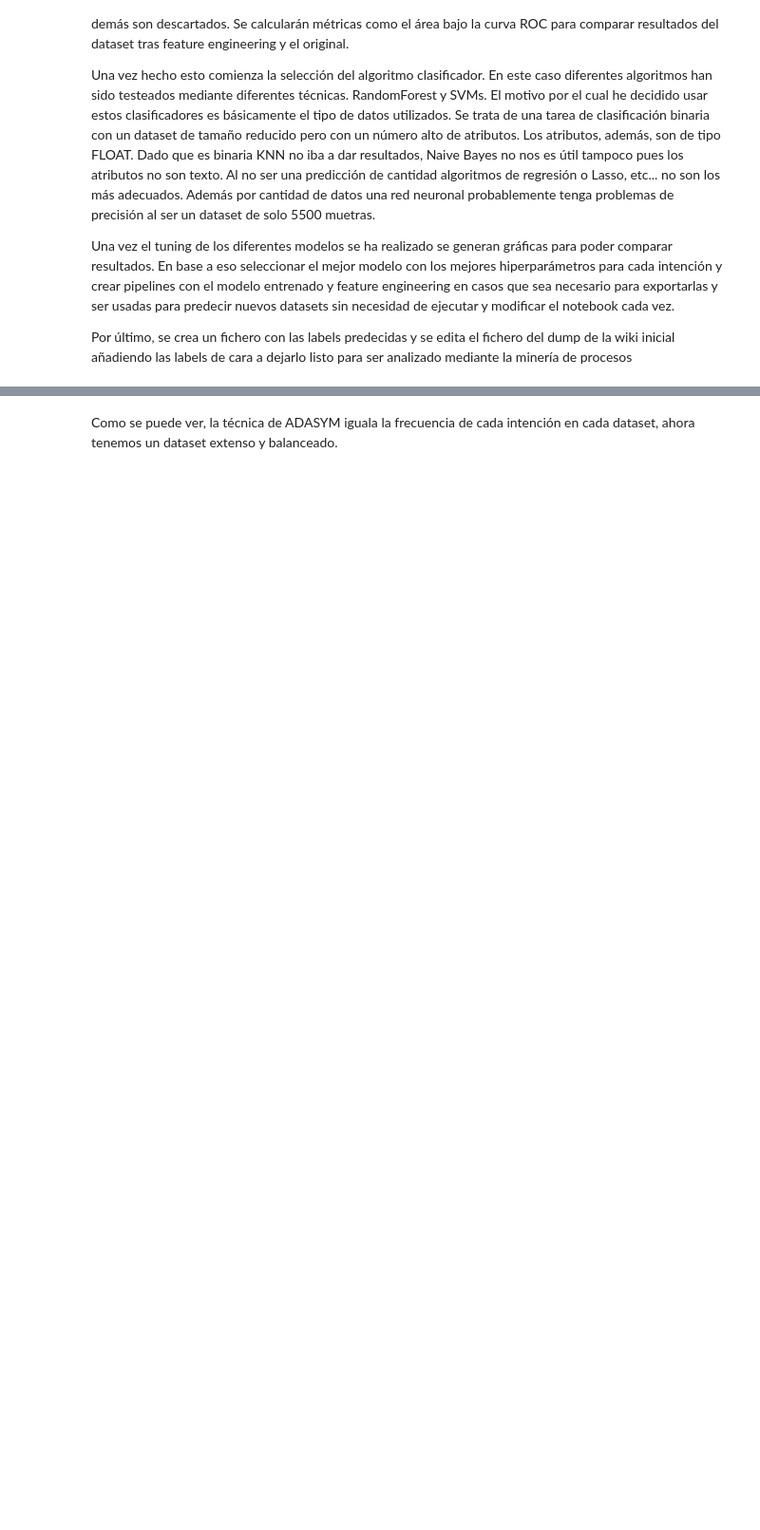
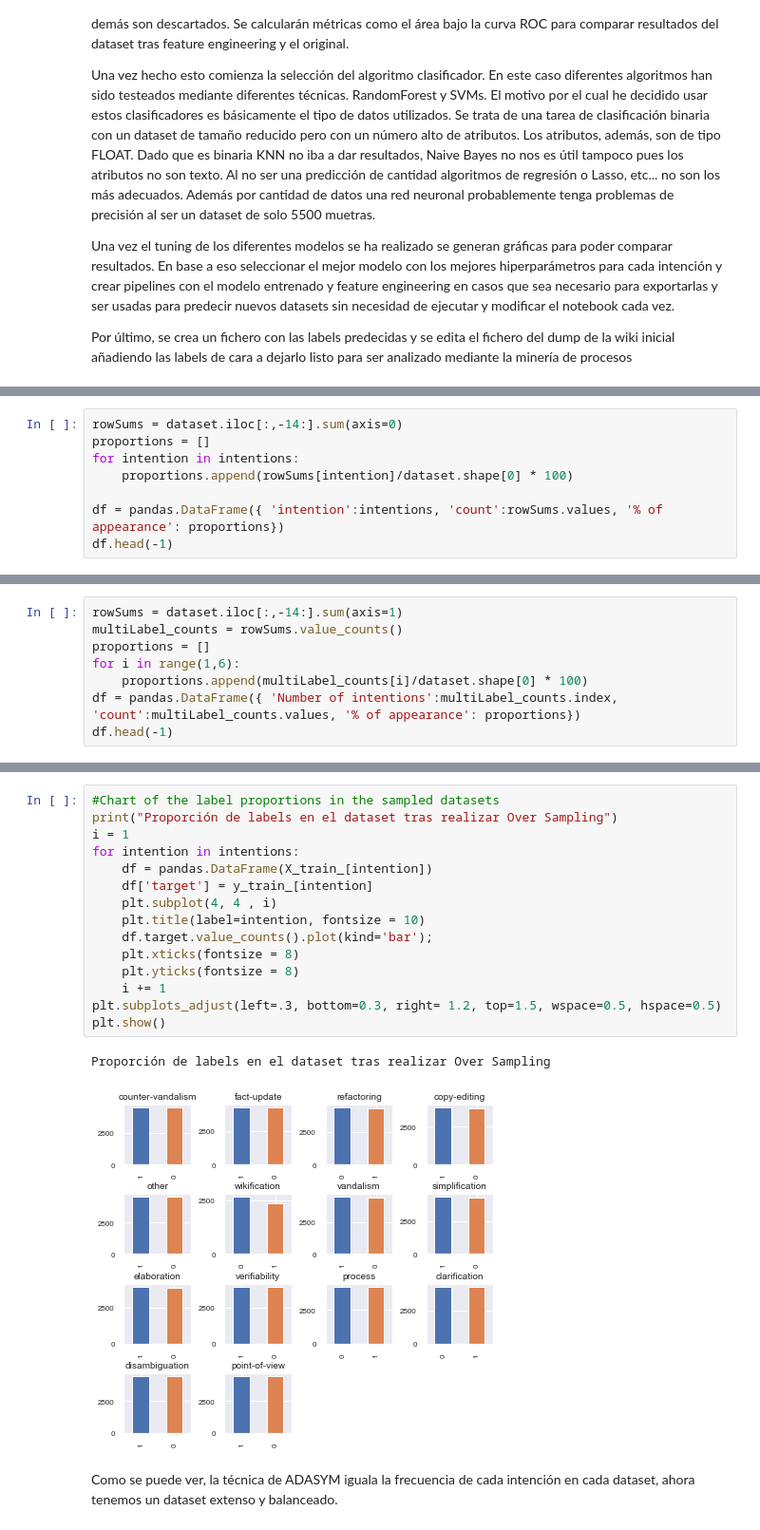
Before and after one commit to ignacioGarsami/Wiki_Semantic_Intention, a Jupyter notebook: pred_src/predictive_step.ipynb, the cells around one changed output, grey strips where cells are left out. Shown at 95% size. Cells and saved outputs as stored; diff of their text form; blank space fills up the shorter version.

```diff
--- a/pred_src/predictive_step.ipynb
+++ b/pred_src/predictive_step.ipynb
@@ -43,0 +145,8 @@ plt.rcParams['savefig.dpi'] = 100
+# %%
+rowSums = dataset.iloc[:,-14:].sum(axis=0)
+proportions = []
+for intention in intentions:
+    proportions.append(rowSums[intention]/dataset.shape[0] * 100)
+
+df = pandas.DataFrame({ 'intention':intentions, 'count':rowSums.values, '% of appearance': proportions})
+df.head(-1)
@@ -43,0 +168,8 @@ plt.rcParams['savefig.dpi'] = 100
+# %%
+rowSums = dataset.iloc[:,-14:].sum(axis=1)
+multiLabel_counts = rowSums.value_counts()
+proportions = []
+for i in range(1,6):
+    proportions.append(multiLabel_counts[i]/dataset.shape[0] * 100)
+df = pandas.DataFrame({ 'Number of intentions':multiLabel_counts.index, 'count':multiLabel_counts.values, '% of appearance': proportions})
+df.head(-1)
@@ -98,3 +197,21 @@ Proporción de labels en el dataset tras realizar Over Sampling
+# %%
+#Chart of the label proportions in the sampled datasets
+print("Proporción de labels en el dataset tras realizar Over Sampling")
+i = 1
+for intention in intentions:
+    df = pandas.DataFrame(X_train_[intention])
+    df['target'] = y_train_[intention]
+    plt.subplot(4, 4 , i)
+    plt.title(label=intention, fontsize = 10)
+    df.target.value_counts().plot(kind='bar');
+    plt.xticks(fontsize = 8)
+    plt.yticks(fontsize = 8)
+    i += 1
+plt.subplots_adjust(left=.3, bottom=0.3, right= 1.2, top=1.5, wspace=0.5, hspace=0.5)
+plt.show()
+# %% [output]
+Proporción de labels en el dataset tras realizar Over Sampling
+[figure, added]
 # %% [markdown]
 Como se puede ver, la técnica de ADASYM iguala la frecuencia de cada intención en cada dataset, ahora tenemos un dataset extenso y balanceado.
 # %%
```
Also changed, not shown: parts of 9 cells of this notebook.
